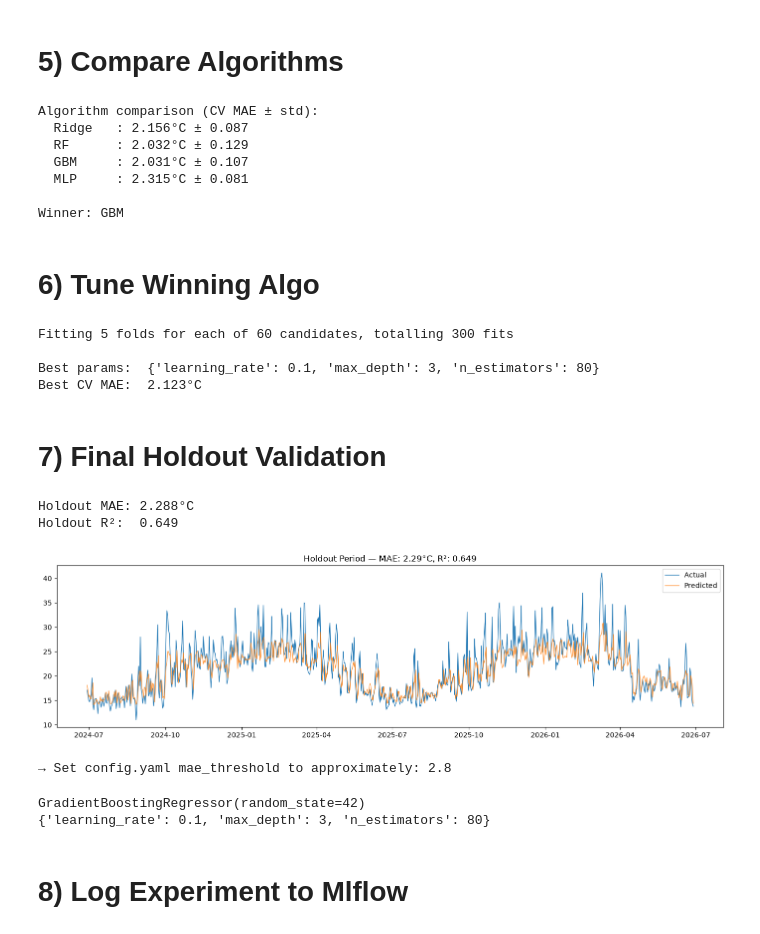
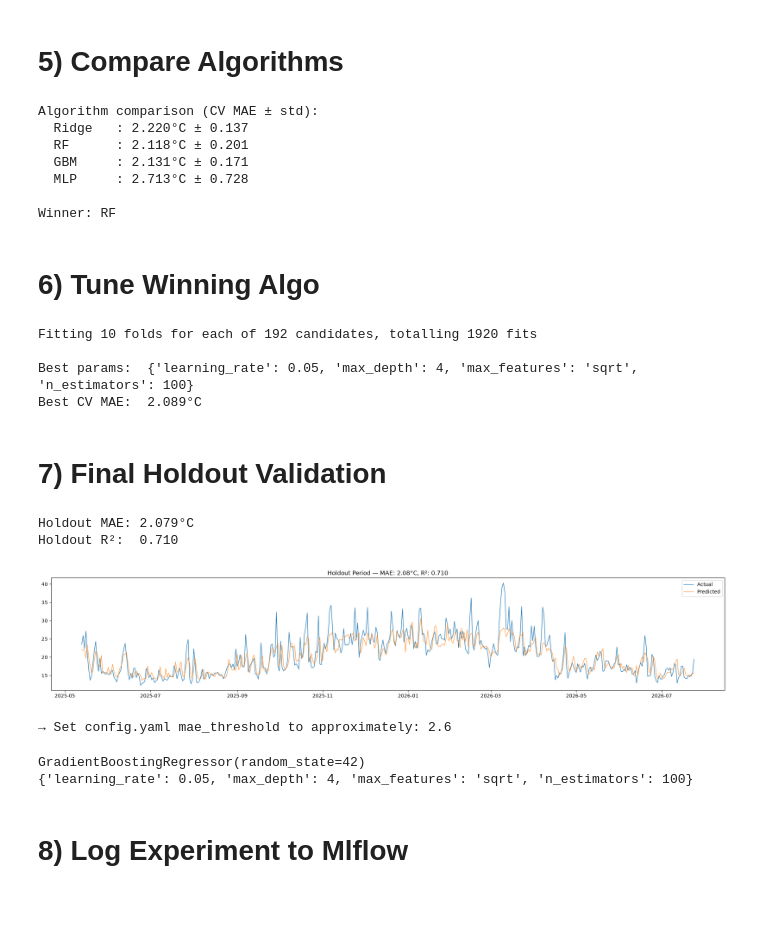
Before and after one commit to ethanschmit/mlops-weather-forecast, a Jupyter notebook: notebooks/02_New experimentation oranjezicht.ipynb, the cells around one changed output. Drawn from its saved outputs; the diff is of its cells as text; code cells hidden in the pictures; blank space fills up the shorter version.

```diff
--- a/notebooks/02_New experimentation oranjezicht.ipynb
+++ b/notebooks/02_New experimentation oranjezicht.ipynb
@@ -23,7 +23,7 @@ c:\Users\ethan\Projects\mlops-weather-forecast\.venv\Scripts\python.exe
 # ERA5 reanalysis data (which the archive API is built on) has a ~5 day
 # processing delay, so end_date can't be today — pull up to 7 days ago to be safe.
 end_date = date.today() - timedelta(days=7)
-start_date = end_date - timedelta(days=365 * 10)
+start_date = end_date - timedelta(days=365 * 6)
 
 response = requests.get("https://archive-api.open-meteo.com/v1/archive", params={
     "latitude": -33.9425,
@@ -251,13 +251,13 @@ y = df_clean["target"]
 # TimeSeriesSplit is critical — never use regular KFold on time series data
 # Regular KFold shuffles randomly, so fold 3 could train on data from the future
 # TimeSeriesSplit always trains on past, validates on future — mirrors real deployment
-tscv = TimeSeriesSplit(n_splits=5)
+tscv = TimeSeriesSplit(n_splits=10)
 
 models_to_try = {
-    "Ridge": Ridge(),
-    "RF": RandomForestRegressor(n_estimators=100, random_state=7),
-    "GBM": GradientBoostingRegressor(n_estimators=100, random_state=7),=7),
-    "MLP": MLPRegressor(hidden_layer_sizes=(100, 100), activation="relu", random_state=7, max_iter=500)
+    "Ridge":  Ridge(),
+    "RF":     RandomForestRegressor(n_estimators=100, random_state=7),
+    "GBM":    GradientBoostingRegressor(n_estimators=100, random_state=7),
+    "MLP":    MLPRegressor(hidden_layer_sizes=(100, 100), activation="relu", random_state=7, max_iter=500)
 }
 
 print("Algorithm comparison (CV MAE ± std):")
@@ -276,12 +276,12 @@ print(f"\nWinner: {winner}")
 # → This tells you which algorithm goes into config.yaml
 # %% [output]
 Algorithm comparison (CV MAE ± std):
-  Ridge   : 2.156°C ± 0.087
-  RF      : 2.032°C ± 0.129
-  GBM     : 2.031°C ± 0.107
-  MLP     : 2.315°C ± 0.081
+  Ridge   : 2.220°C ± 0.137
+  RF      : 2.118°C ± 0.201
+  GBM     : 2.131°C ± 0.171
+  MLP     : 2.713°C ± 0.728
 
-Winner: GBM
+Winner: RF
 # %% [markdown]
 # 6) Tune Winning Algo
 # %%
@@ -290,8 +290,9 @@ from sklearn.model_selection import GridSearchCV
 # GBM won (most likely). Now find the best hyperparameters.
 param_grid = {
     "n_estimators":  [80, 100, 200, 300],
-    "max_depth":     [3, 4, 5],
-    "learning_rate": [0.001, 0.01, 0.05, 0.1, 0.15],
+    "max_depth":     [3, 4, 5, 6],
+    "learning_rate": [0.001, 0.01,0.025,0.03, 0.05, 0.1],
+    "max_features": ["sqrt", 0.8],
 }
 
 grid_search = GridSearchCV(
@@ -314,10 +315,10 @@ print(f"Best CV MAE:  {-grid_search.best_score_:.3f}°C")
 # ↑ These go directly into config.yaml under model.params
 # ↑ This is where the "model parameter values" come from
 # %% [output]
-Fitting 5 folds for each of 60 candidates, totalling 300 fits
+Fitting 10 folds for each of 192 candidates, totalling 1920 fits
 
-Best params:  {'learning_rate': 0.1, 'max_depth': 3, 'n_estimators': 80}
-Best CV MAE:  2.123°C
+Best params:  {'learning_rate': 0.05, 'max_depth': 4, 'max_features': 'sqrt', 'n_estimators': 100}
+Best CV MAE:  2.089°C
 # %% [markdown]
 # 7) Final Holdout Validation
 # %%
@@ -332,44 +333,44 @@ X_train = df_clean[final_features].iloc[:cutoff]
 X_test  = df_clean[final_features].iloc[cutoff:]
 y_train = df_clean["target"].iloc[:cutoff]
 y_test  = df_clean["target"].iloc[cutoff:]
 
 best_params = grid_search.best_params_
 final_model = GradientBoostingRegressor(**best_params, random_state=42)
 final_model.fit(X_train, y_train)
 preds = final_model.predict(X_test)
 
 holdout_mae = mean_absolute_error(y_test, preds)
 holdout_r2  = r2_score(y_test, preds)
 
 print(f"Holdout MAE: {holdout_mae:.3f}°C")
 print(f"Holdout R²:  {holdout_r2:.3f}")
 
 # Plot actual vs predicted on the holdout period
 test_dates = df_clean["time"].iloc[cutoff:]
-plt.figure(figsize=(14, 4))
+plt.figure(figsize=(20, 4))
 plt.plot(test_dates, y_test.values, label="Actual", linewidth=1)
 plt.plot(test_dates, preds,         label="Predicted", linewidth=1, alpha=0.8)
 plt.title(f"Holdout Period — MAE: {holdout_mae:.2f}°C, R²: {holdout_r2:.3f}")
 plt.legend()
 plt.tight_layout()
 plt.show()
 
 # The holdout MAE is what you set as mae_threshold in config.yaml
 # Because: a freshly retrained model on new data should at least match
 # the performance you saw during experimentation
 print(f"\n→ Set config.yaml mae_threshold to approximately: {holdout_mae + 0.5:.1f}")
 # Adding 0.5°C buffer — allows a slightly worse model to still pass the gate
 # %% [output]
-Holdout MAE: 2.288°C
-Holdout R²:  0.649
+Holdout MAE: 2.079°C
+Holdout R²:  0.710
-[figure, old version]
+[figure, new version]
-→ Set config.yaml mae_threshold to approximately: 2.8
+→ Set config.yaml mae_threshold to approximately: 2.6
 # %%
 print(grid_search.estimator)
 print(grid_search.best_params_)
 # %% [output]
 GradientBoostingRegressor(random_state=42)
-{'learning_rate': 0.1, 'max_depth': 3, 'n_estimators': 80}
+{'learning_rate': 0.05, 'max_depth': 4, 'max_features': 'sqrt', 'n_estimators': 100}
 # %% [markdown]
 # 8) Log Experiment to Mlflow
 # %%
```
Also changed, not shown: parts of 5 cells of this notebook, 1 other file.
